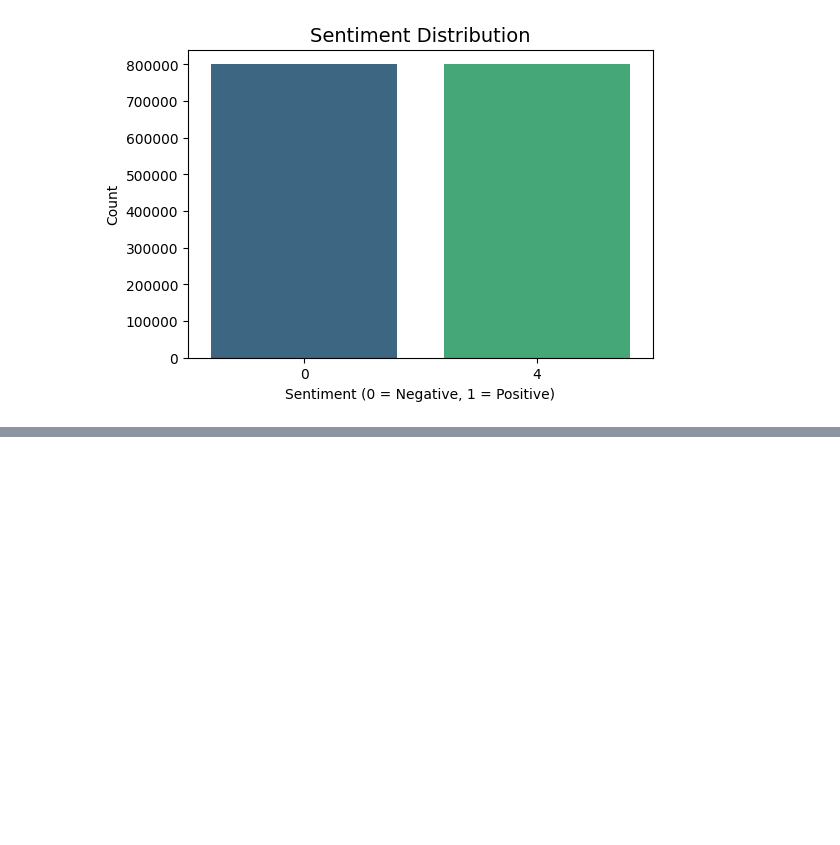
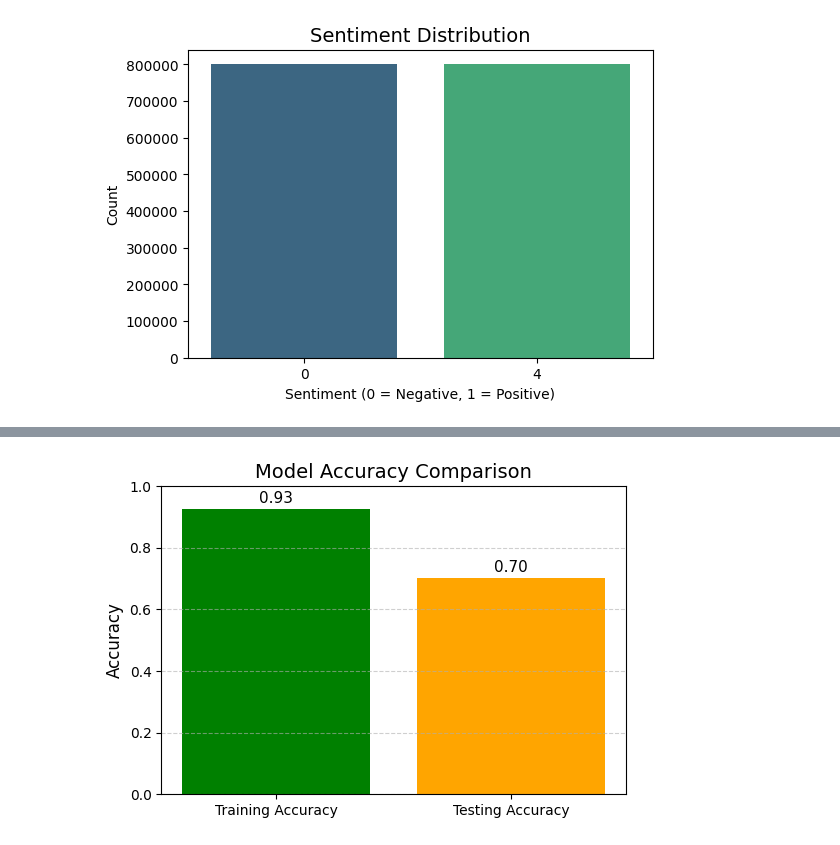
Before and after one commit to springboard5678x/Dynamic-Text-Analysis-System, a Jupyter notebook: Dynamic_Text_Analysis.ipynb, the cells around one changed output, grey strips where cells are left out. Drawn from its saved outputs; the diff is of its cells as text; code cells hidden in the pictures; blank space fills up the shorter version.

```diff
--- a/Dynamic_Text_Analysis.ipynb
+++ b/Dynamic_Text_Analysis.ipynb
@@ -433,0 +773,68 @@ plt.show()
+# %%
+import pandas as pd
+import matplotlib.pyplot as plt
+from sklearn.model_selection import train_test_split
+from sklearn.feature_extraction.text import CountVectorizer
+from sklearn.naive_bayes import MultinomialNB
+from sklearn.metrics import accuracy_score
+
+# -------------------------
+# Step 1️⃣ - Load dataset
+# -------------------------
+column_names = ['target', 'id', 'date', 'flag', 'user', 'text']
+twitter_data = pd.read_csv(
+    '/content/training.1600000.processed.noemoticon.csv',
+    names=column_names,
+    encoding='ISO-8859-1'
+)
+
+# Convert target values (0 = Negative, 4 = Positive)
+twitter_data['target'] = twitter_data['target'].map({0: 0, 4: 1})
+
+# Optional: sample smaller data for speed
+twitter_sample = twitter_data.sample(10000, random_state=42)
+
+# -------------------------
+# Step 2️⃣ - Split data
+# -------------------------
+X = twitter_sample['text']
+y = twitter_sample['target']
+
+X_train, X_test, y_train, y_test = train_test_split(X, y, test_size=0.2, random_state=42)
+
+# -------------------------
+# Step 3️⃣ - Vectorize and Train model
+# -------------------------
+vectorizer = CountVectorizer(stop_words='english')
+X_train_vec = vectorizer.fit_transform(X_train)
+X_test_vec = vectorizer.transform(X_test)
+
+model = MultinomialNB()
+model.fit(X_train_vec, y_train)
+
+# -------------------------
+# Step 4️⃣ - Accuracy Scores
+# -------------------------
+training_data_accuracy = model.score(X_train_vec, y_train)
+test_data_accuracy = model.score(X_test_vec, y_test)
+
+# -------------------------
+# Step 5️⃣ - Visualization
+# -------------------------
+plt.figure(figsize=(6,4))
+plt.bar(['Training Accuracy', 'Testing Accuracy'],
+        [training_data_accuracy, test_data_accuracy],
+        color=['green', 'orange'])
+
+plt.title('Model Accuracy Comparison', fontsize=14)
+plt.ylabel('Accuracy', fontsize=12)
+plt.ylim(0, 1)
+plt.grid(axis='y', linestyle='--', alpha=0.6)
+
+# Add value labels on top of bars
+for i, v in enumerate([training_data_accuracy, test_data_accuracy]):
+    plt.text(i, v + 0.02, f"{v:.2f}", ha='center', fontsize=11)
+
+plt.show()
+# %% [output]
+[figure, added]
```
Also changed, not shown: parts of 54 cells of this notebook.
